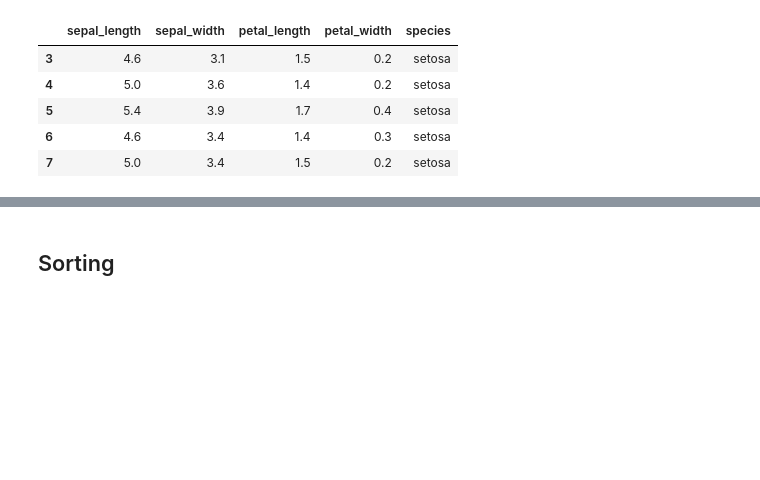
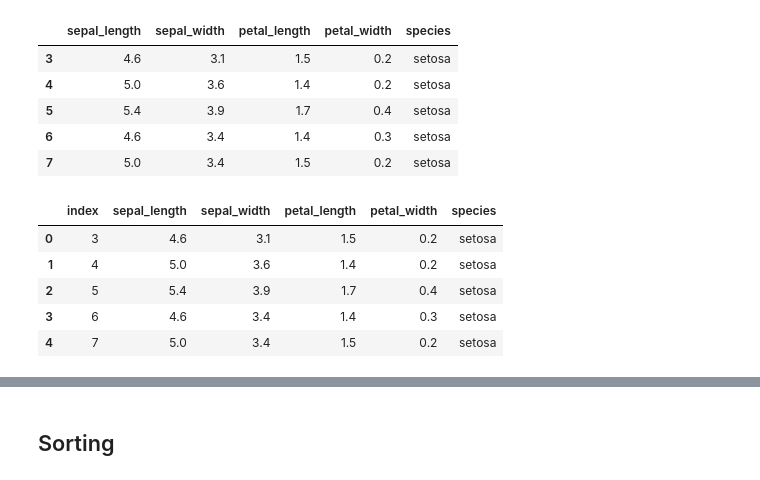
Before and after one commit to ysBach/SNU_SPLIT_13, a Jupyter notebook: 04-pandas.ipynb, the cells around one changed output, grey strips where cells are left out. Cells and saved outputs as stored; diff of their text form; code cells hidden in the pictures; blank space fills up the shorter version.

```diff
--- a/04-pandas.ipynb
+++ b/04-pandas.ipynb
@@ -261,7 +272,8 @@ iris_nan.head()
 | 3 | 4.6 | 3.1 | 1.5 | 0.2 | setosa |
 | 4 | 5.0 | 3.6 | 1.4 | 0.2 | setosa |
 # %%
-iris_nan.dropna().head()  # try .reset_index() by yourself
+iris_nan = iris_nan.dropna()
+iris_nan.head()  # try .reset_index() by yourself
 # %% [output]
 |  | sepal_length | sepal_width | petal_length | petal_width | species |
 | 3 | 4.6 | 3.1 | 1.5 | 0.2 | setosa |
@@ -269,3 +281,12 @@ iris_nan.dropna().head()  # try .reset_index() by yourself
 | 5 | 5.4 | 3.9 | 1.7 | 0.4 | setosa |
 | 6 | 4.6 | 3.4 | 1.4 | 0.3 | setosa |
 | 7 | 5.0 | 3.4 | 1.5 | 0.2 | setosa |
+# %%
+iris_nan.reset_index().head()
+# %% [output]
+|  | index | sepal_length | sepal_width | petal_length | petal_width | species |
+| 0 | 3 | 4.6 | 3.1 | 1.5 | 0.2 | setosa |
+| 1 | 4 | 5.0 | 3.6 | 1.4 | 0.2 | setosa |
+| 2 | 5 | 5.4 | 3.9 | 1.7 | 0.4 | setosa |
+| 3 | 6 | 4.6 | 3.4 | 1.4 | 0.3 | setosa |
+| 4 | 7 | 5.0 | 3.4 | 1.5 | 0.2 | setosa |
```
Also changed, not shown: parts of 4 cells of this notebook, 2 other files.
